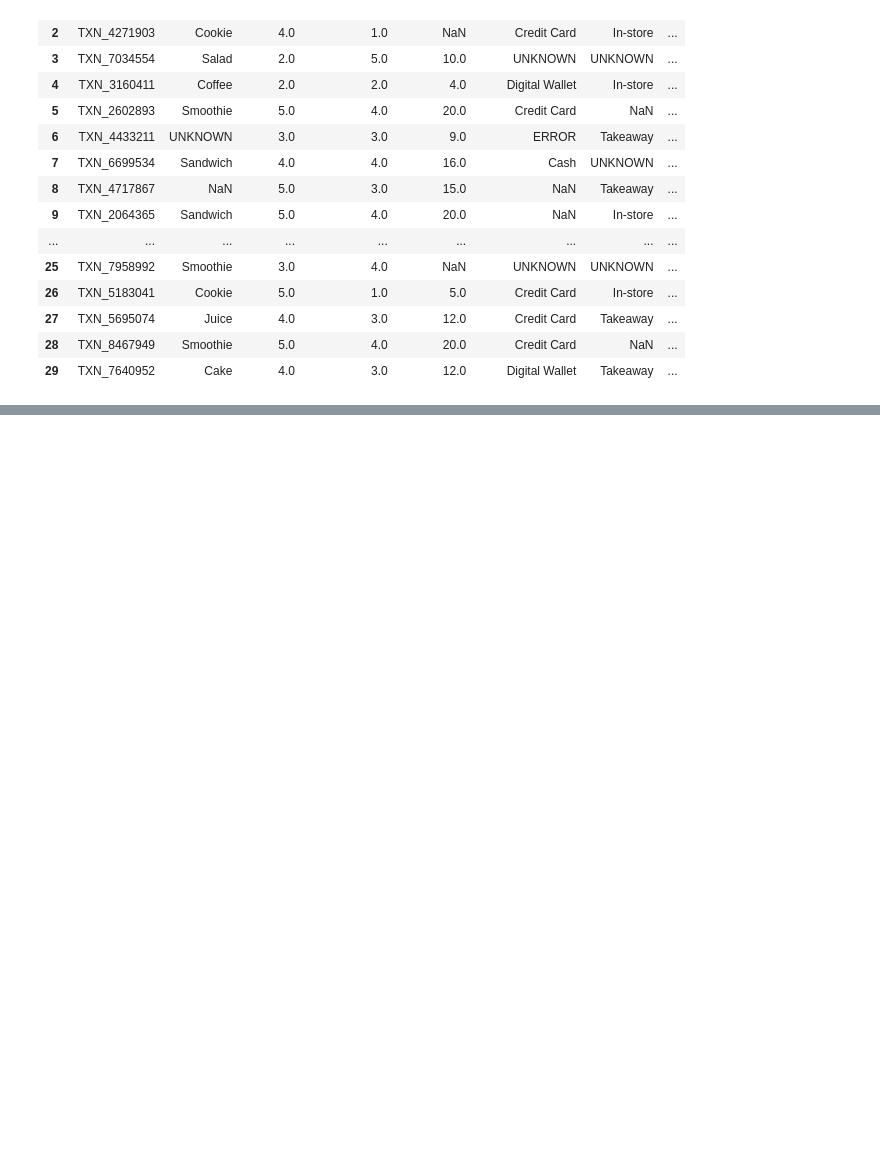
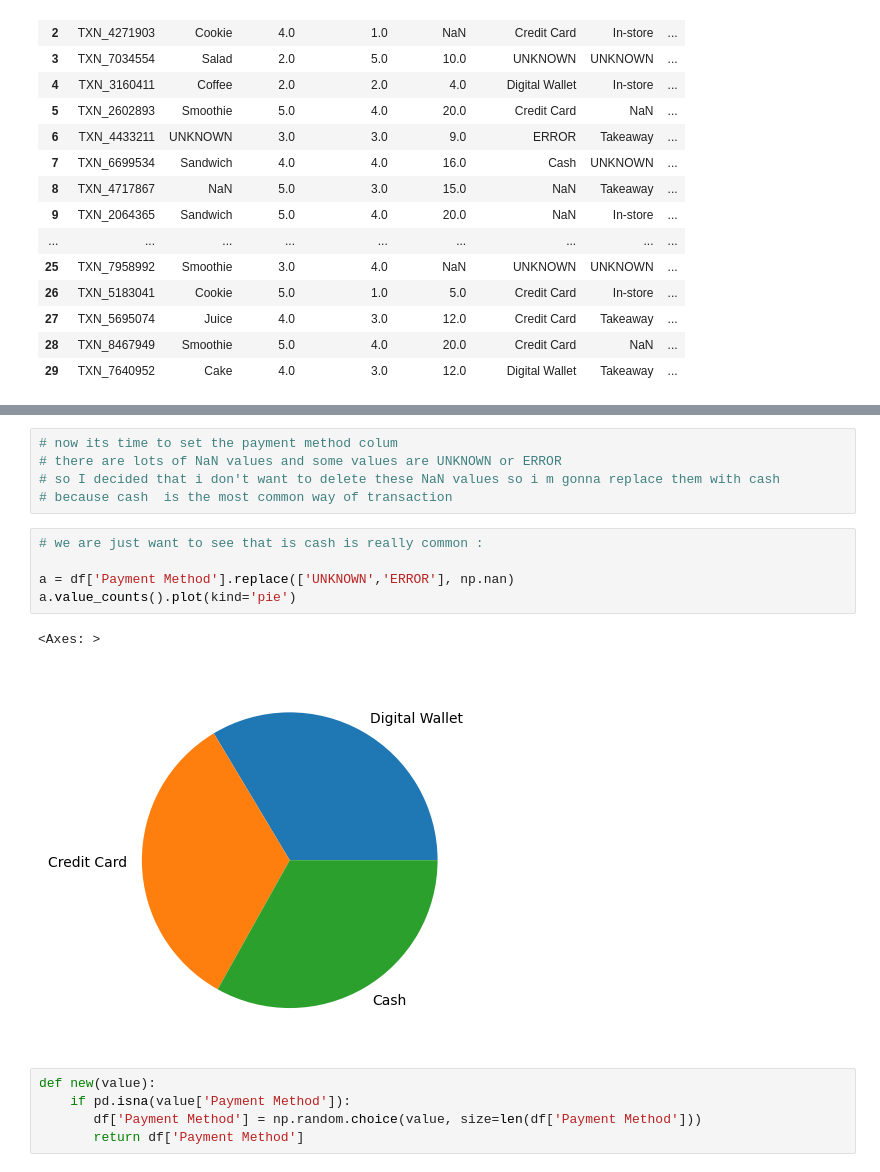
Before and after one commit to aayushmanz/Python-For-Data-Science, a Jupyter notebook: Pandas in Python/Practice in pandas/Practice_6_Dirty_cafe_sales.ipynb, the cells around one changed output, grey strips where cells are left out. Cells and saved outputs as stored; diff of their text form; blank space fills up the shorter version.

```diff
--- a/Pandas in Python/Practice in pandas/Practice_6_Dirty_cafe_sales.ipynb
+++ b/Pandas in Python/Practice in pandas/Practice_6_Dirty_cafe_sales.ipynb
@@ -167,3 +168,21 @@ df.tail(40)
 | 9997 | TXN_5255387 | Coffee | 4.0 | 2.0 | 8.0 | Digital Wallet | NaN | ... |
 | 9998 | TXN_7695629 | Cookie | 3.0 | 1.0 | 3.0 | Digital Wallet | NaN | ... |
 | 9999 | TXN_6170729 | Sandwich | 3.0 | 4.0 | 12.0 | Cash | In-store | ... |
+# %%
+# now its time to set the payment method colum
+# there are lots of NaN values and some values are UNKNOWN or ERROR
+# so I decided that i don't want to delete these NaN values so i m gonna replace them with cash
+# because cash  is the most common way of transaction
+# %%
+# we are just want to see that is cash is really common :
+
+a = df['Payment Method'].replace(['UNKNOWN','ERROR'], np.nan)
+a.value_counts().plot(kind='pie')
+# %% [output]
+<Axes: >
+[figure, added]
+# %%
+def new(value):
+    if pd.isna(value['Payment Method']):
+       df['Payment Method'] = np.random.choice(value, size=len(df['Payment Method']))
+       return df['Payment Method']
```
Also changed, not shown: parts of 3 cells of this notebook.
